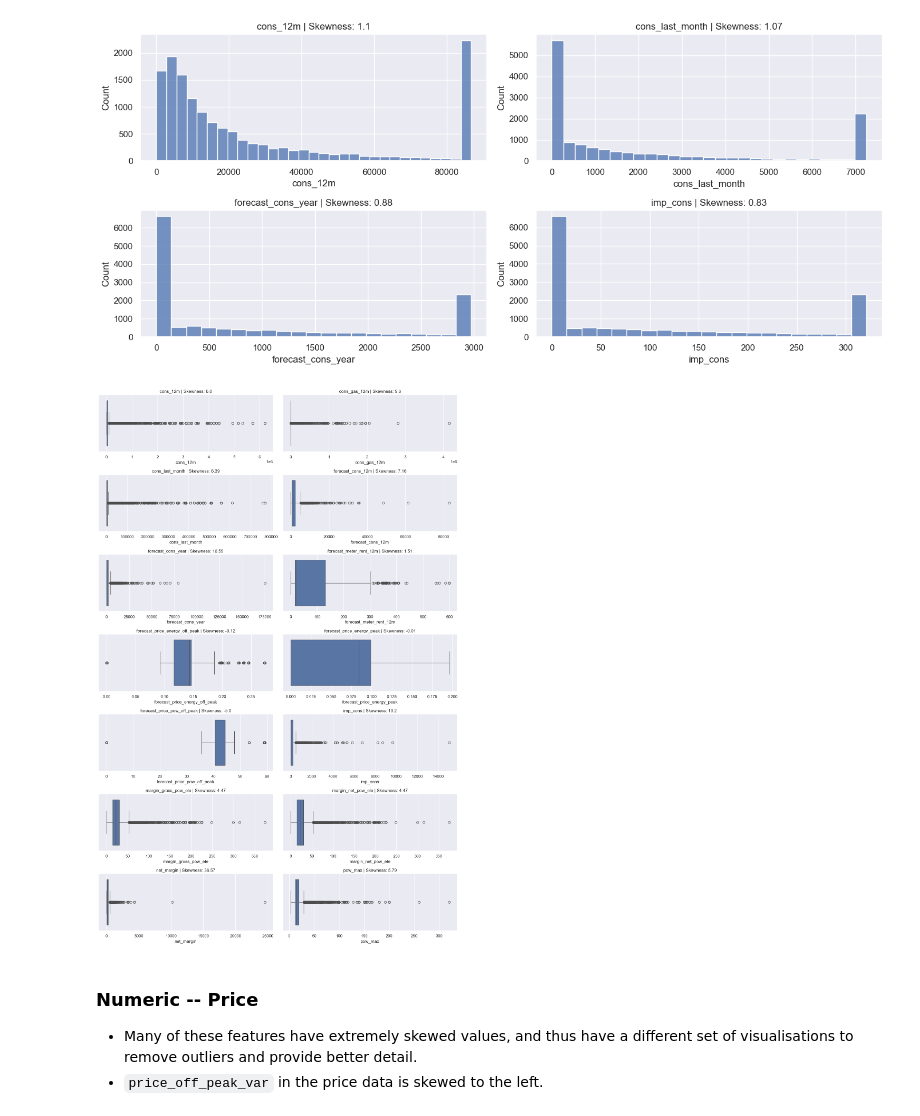
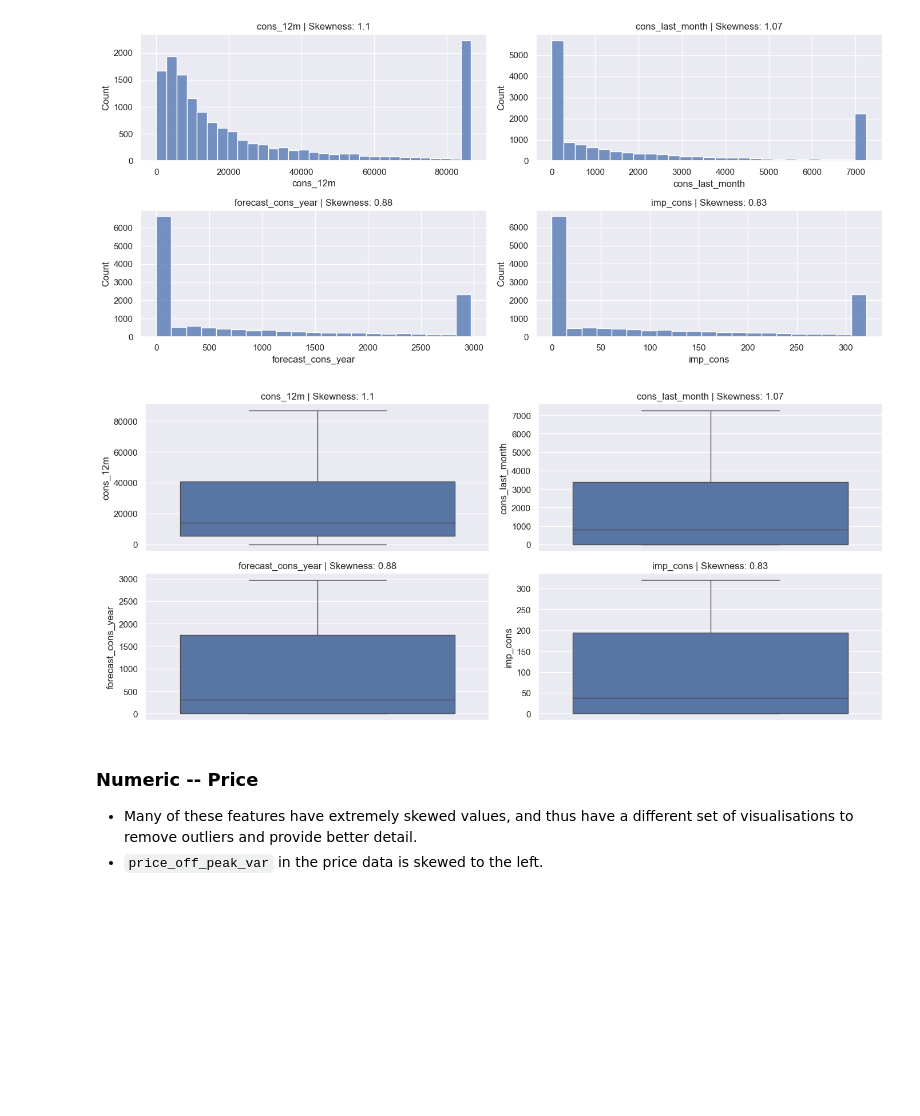
Before and after one commit to Nick-2003/BGC_X_Data_Science, a Jupyter notebook: Task 2 - eda_starter.ipynb, the cells around one changed output. Saved outputs shown, nothing was run; the diff lists cells and outputs as text; code cells hidden in the pictures; blank space fills up the shorter version.

```diff
--- a/Task 2 - eda_starter.ipynb
+++ b/Task 2 - eda_starter.ipynb
@@ -450,3 +468,23 @@ plt.tight_layout()
 plt.show()
 # %% [output]
 [figure]
+# %%
+# https://www.geeksforgeeks.org/exploratory-data-analysis-in-python/
+
+sns.set_style("darkgrid")
+
+numerical_columns_client_outliers_1 = ["forecast_cons_12m", "forecast_meter_rent_12m", "forecast_price_energy_off_peak", "forecast_price_pow_off_peak", "margin_gross_pow_ele", "margin_net_pow_ele", "net_margin", "pow_max",]
+
+plt.figure(figsize=(14, len(numerical_columns_client_outliers_1) * 3))
+for idx, feature in enumerate(numerical_columns_client_outliers_1, 1):
+    plt.subplot(len(numerical_columns_client_outliers_1), 2, idx)
+
+    lower = client_df[feature].quantile(0.00)
+    upper = client_df[feature].quantile(0.98)
+    data = client_df[feature].clip(lower, upper)
+
+    sns.boxplot(x=data)
+    plt.title(f"{feature} | Skewness: {round(data.skew(), 2)}")
+
+plt.tight_layout()
+plt.show()
@@ -475,21 +515,25 @@ plt.show()
 # %%
 # https://www.geeksforgeeks.org/exploratory-data-analysis-in-python/
 
 sns.set_style("darkgrid")
 
-# numerical_columns_client = client_df.select_dtypes(include=["int64", "float64"]).columns
-numerical_columns_client = [col for col in client_df.select_dtypes(include=["int64", "float64"]).columns if col not in categorical_cols_client]
+numerical_columns_client_outliers_2 = ["cons_12m", "cons_last_month", "forecast_cons_year", "imp_cons", ]
 
-plt.figure(figsize=(14, len(numerical_columns_client) * 3))
-for idx, feature in enumerate(numerical_columns_client, 1):
-    plt.subplot(len(numerical_columns_client), 2, idx)
-    sns.boxplot(x=client_df[feature])
-    plt.title(f"{feature} | Skewness: {round(client_df[feature].skew(), 2)}")
+plt.figure(figsize=(14, len(numerical_columns_client_outliers_2) * 3))
+for idx, feature in enumerate(numerical_columns_client_outliers_2, 1):
+    plt.subplot(len(numerical_columns_client_outliers_2), 2, idx)
+
+    lower = client_df[feature].quantile(0.00)
+    upper = client_df[feature].quantile(0.85)
+    data = client_df[feature].clip(lower, upper)
+
+    sns.boxplot(data)
+    plt.title(f"{feature} | Skewness: {round(data.skew(), 2)}")
 
 plt.tight_layout()
 plt.show()
 # %% [output]
-[figure, old version]
+[figure, new version]
 # %% [markdown]
 ### Numeric -- Price
 - Many of these features have extremely skewed values, and thus have a different set of visualisations to remove outliers and provide better detail.
```
Also changed, not shown: parts of 5 cells of this notebook.
